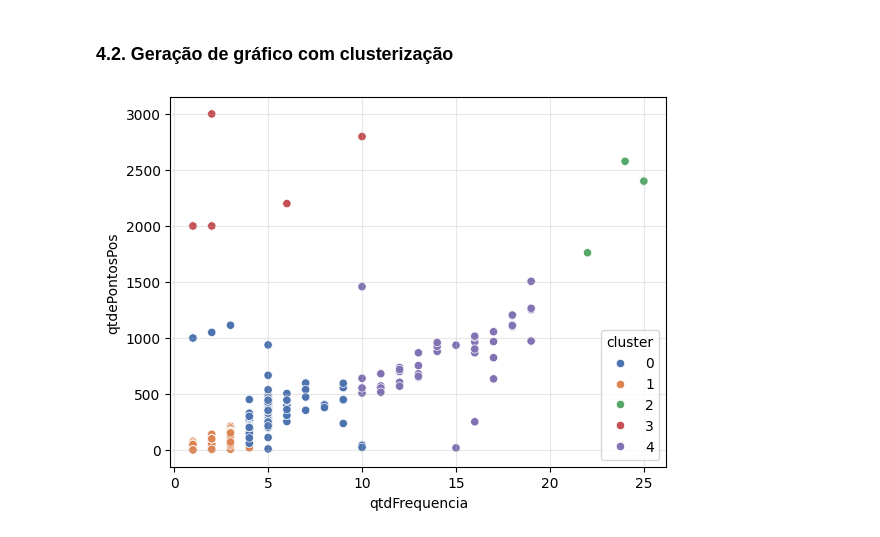
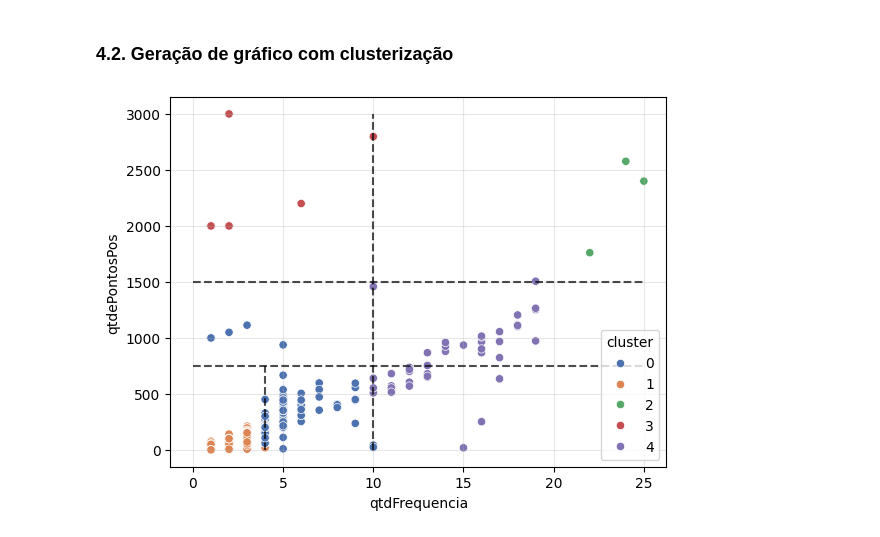
Before and after one commit to netofr19/loyalty-predict, a Jupyter notebook: src/analytics/frequencia_valor.ipynb, the cells around one changed output. Saved outputs shown, nothing was run; the diff lists cells and outputs as text; code cells hidden in the pictures.

```diff
--- a/src/analytics/frequencia_valor.ipynb
+++ b/src/analytics/frequencia_valor.ipynb
@@ -83,8 +83,14 @@ Name: IdCliente, dtype: int64
 # %%
 plt.Figure(figsize=(12, 6))
 
 sns.scatterplot(data=df, x="qtdFrequencia", y="qtdePontosPos", hue="cluster", palette="deep")
 
+plt.hlines(y=1500, xmin=0, xmax=25, color="black", linestyles="dashed", alpha=.7)
+plt.hlines(y=750, xmin=0, xmax=25, color="black", linestyles="dashed", alpha=.7)
+
+plt.vlines(x=4, ymin=0, ymax=750, color="black", linestyles="dashed", alpha=.7)
+plt.vlines(x=10, ymin=0, ymax=3000, color="black", linestyles="dashed", alpha=.7)
+
 plt.grid(True, alpha=.3)
 # %% [output]
-[figure, old version]
+[figure, new version]
```
Also changed, not shown: parts of 3 cells of this notebook, 6 other files.
